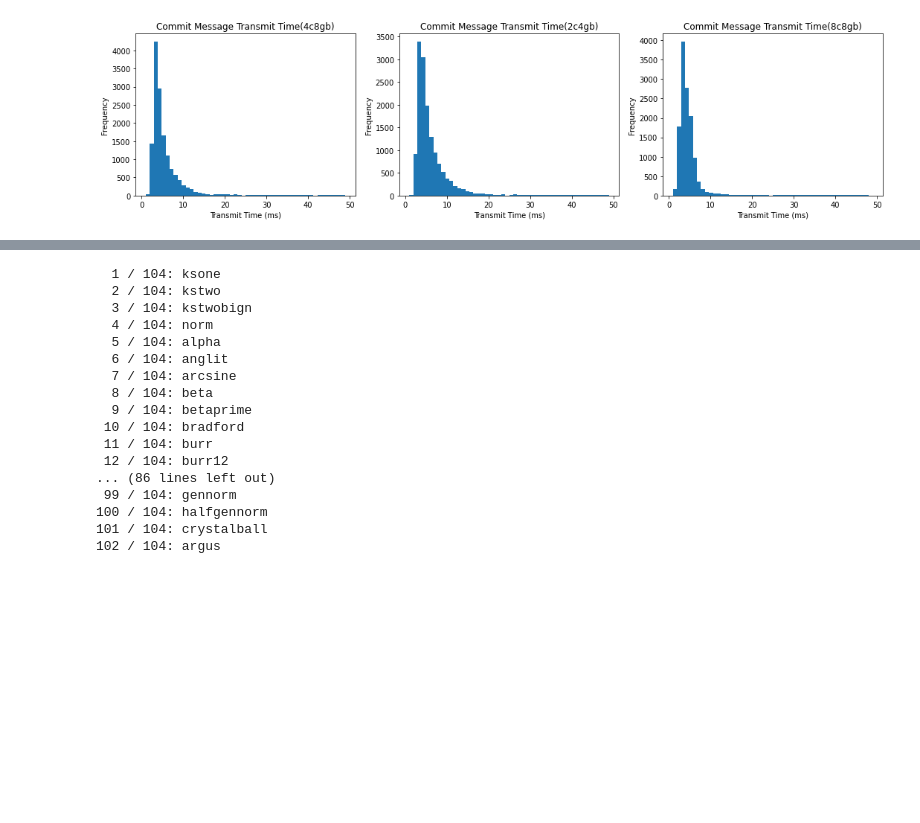
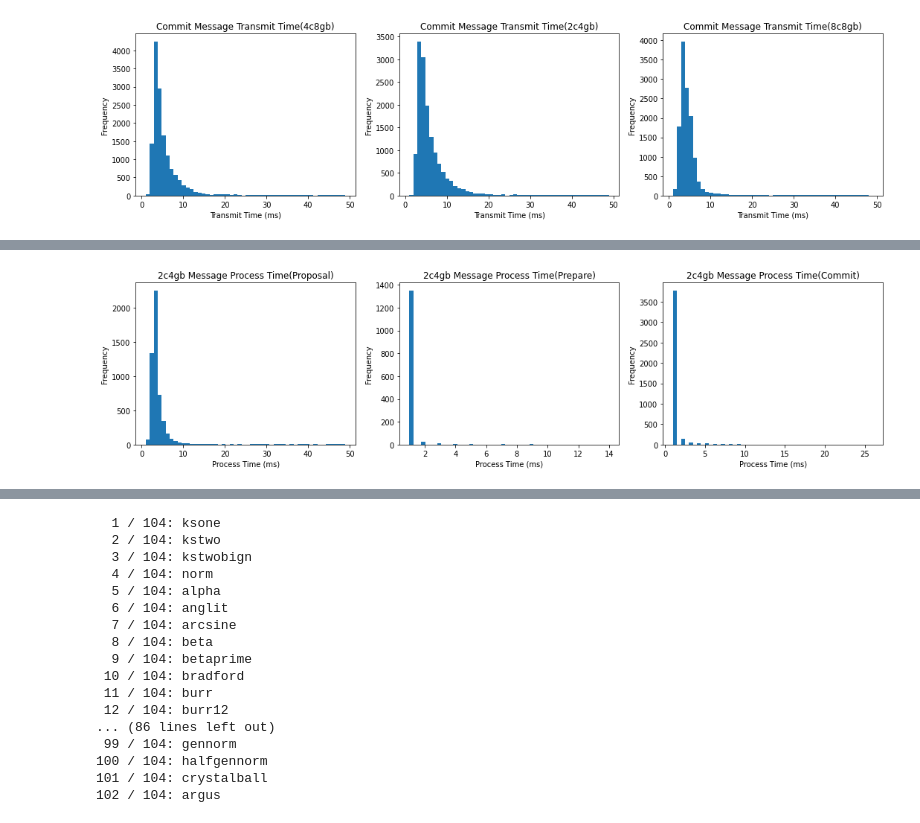
Before and after one commit to CaixiangFan/besu-benchmark, a Jupyter notebook: src/log_analysis.ipynb, the cells around one changed output, grey strips where cells are left out. Saved outputs shown, nothing was run; the diff lists cells and outputs as text; code cells hidden in the pictures; blank space fills up the shorter version.

```diff
--- a/src/log_analysis.ipynb
+++ b/src/log_analysis.ipynb
@@ -239,0 +262,12 @@ plt.show()
+# %%
+t_process_proposal, t_process_prepare, t_process_commit = cal_process_time(df2)
+
+fig, axs = plt.subplots(nrows=1, ncols=3, figsize=(18, 4))
+title = '2c4gb Message Process Time'
+plot_hist(t_process_proposal, axs[0], 50, title+'(Proposal)')
+plot_hist(t_process_prepare, axs[1], 50, title+'(Prepare)')
+plot_hist(t_process_commit, axs[2], 50, title+'(Commit)')
+
+plt.show()
+# %% [output]
+[figure, added]
```
Also changed, not shown: parts of 43 cells of this notebook, 5 other files.
